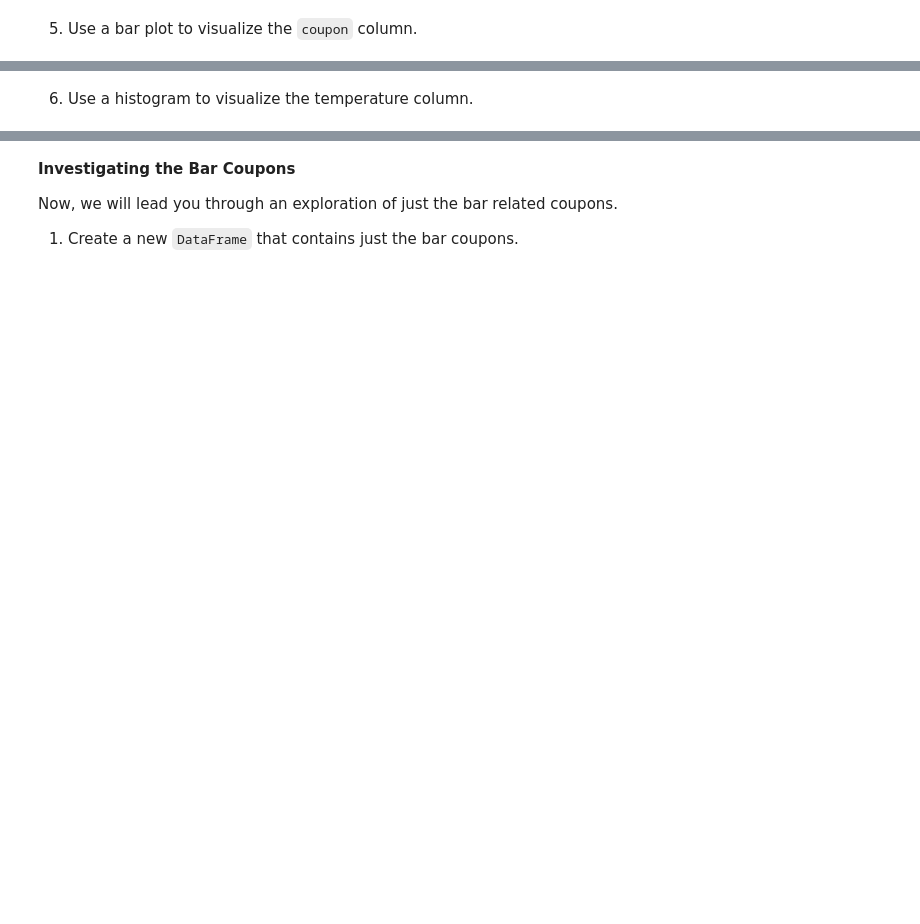
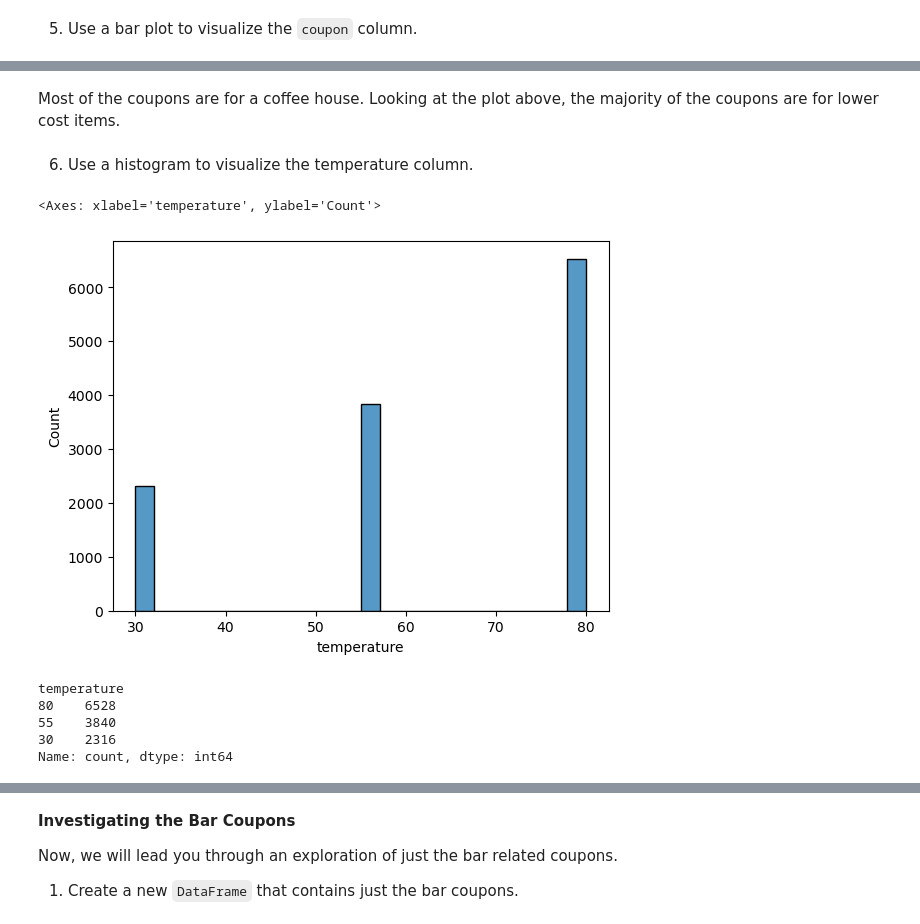
Before and after one commit to tophburns/assignment_5_1, a Jupyter notebook: prompt.ipynb, the cells around one changed output, grey strips where cells are left out. Cells and saved outputs as stored; diff of their text form; code cells hidden in the pictures; blank space fills up the shorter version.

Commit message:
Started investigating the Bar Coupons

```diff
--- a/prompt.ipynb
+++ b/prompt.ipynb
@@ -225,0 +238,16 @@ Name: count, dtype: int64
+# %%
+# Create a new DataFrame with columns renamed
+column_map = {
+    'passanger': 'passenger',
+    'maritalStatus': 'marital_status',
+    'Bar': 'bar',
+    'CoffeeHouse': 'coffee_house',
+    'CarryAway': 'carry_away',
+    'RestaurantLessThan20': 'restaurant_20',
+    'Restaurant20To50': 'restaurant_50',
+    'toCoupon_GEQ5min': 'to_coupon_5min',
+    'toCoupon_GEQ15min': 'to_coupon_15min',
+    'toCoupon_GEQ25min': 'to_coupon_25min',
+}
+# %%
+df = data.rename(columns=column_map)
@@ -226,2 +295,5 @@ Name: count, dtype: int64
 # %% [markdown]
 3. Decide what to do about your missing data -- drop, replace, other...
+# %%
+# Drop car
+df = df.drop(columns=['car'])
@@ -232,2 +407,17 @@ Name: count, dtype: int64
+# %% [markdown]
+Most of the coupons are for a coffee house. Looking at the plot above, the majority of the coupons are for lower cost items.
 # %% [markdown]
 6. Use a histogram to visualize the temperature column.
+# %%
+sns.histplot(df, x='temperature')
+# %% [output]
+<Axes: xlabel='temperature', ylabel='Count'>
+[figure, added]
+# %%
+df['temperature'].value_counts()
+# %% [output]
+temperature
+80    6528
+55    3840
+30    2316
+Name: count, dtype: int64
```
Also changed, not shown: parts of 32 cells of this notebook.
